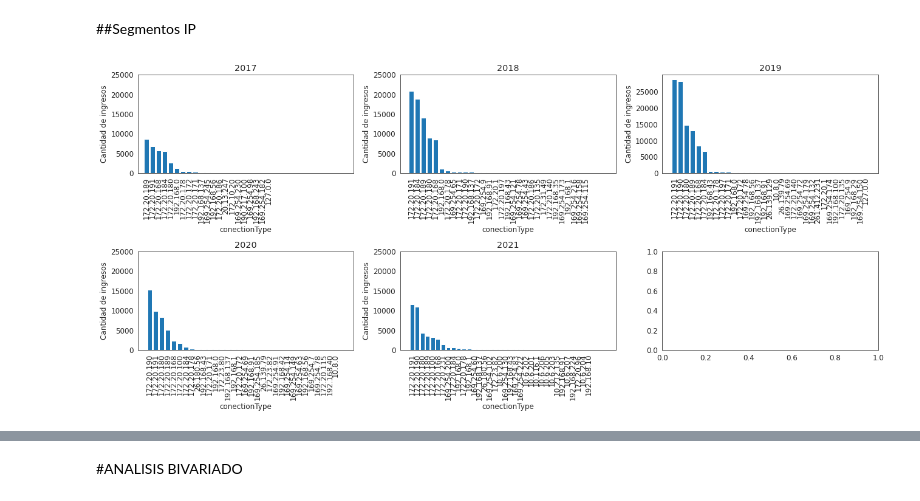
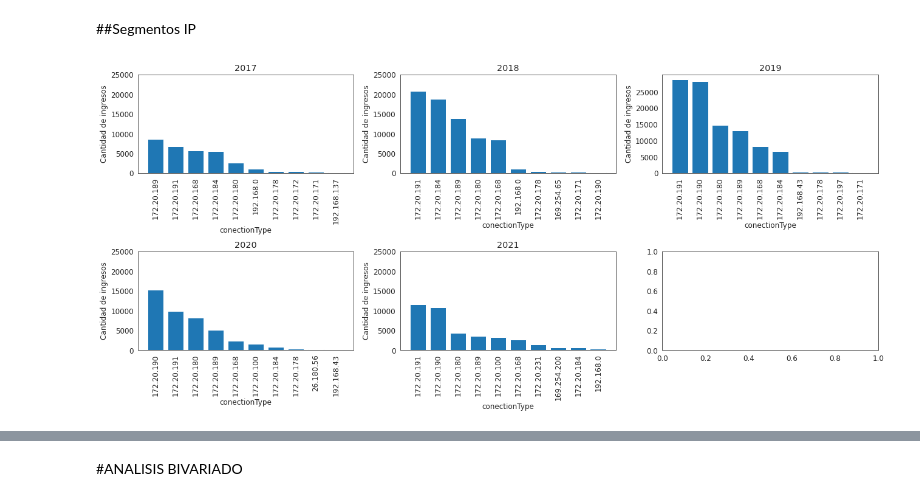
Before and after one commit to marardo/procesamiento_nube, a Jupyter notebook: DATA_CHALLENGE_PSA_V2.ipynb, the cells around one changed output, grey strips where cells are left out. Drawn from its saved outputs; the diff is of its cells as text; code cells hidden in the pictures.

```diff
--- a/DATA_CHALLENGE_PSA_V2.ipynb
+++ b/DATA_CHALLENGE_PSA_V2.ipynb
@@ -24,7 +24,7 @@ import seaborn as sns
 # %%
 ####### FUNCIONES #####################
 
-def graficoUnivariado(total_rows,total_cols,df,columnGroup,ylabel,xlabel,rangex,rangey,typePlot,xlabels,rotation,sort):
+def graficoUnivariado(total_rows,total_cols,df,columnGroup,ylabel,xlabel,rangex,rangey,typePlot,xlabels,rotation,sort,top):
 
   fig, axs = plt.subplots(nrows=total_rows, ncols=total_cols,
   figsize=(6*total_cols, 4*total_rows), constrained_layout=True)
@@ -38,6 +38,7 @@ def graficoUnivariado(total_rows,total_cols,df,columnGroup,ylabel,xlabel,rangex,
     if sort:
       dfGroup=dfGroup.sort_values(ascending=False)
 
+    dfGroup=dfGroup.head(top)
     if typePlot == 'Linea':
       axs[row][pos].plot( dfGroup.index.values,dfGroup.values)
     else:
@@ -54,7 +55,7 @@ def graficoUnivariado(total_rows,total_cols,df,columnGroup,ylabel,xlabel,rangex,
 
 
 
-def graficoUnivariadoPromedio(df,columnGroup,ylabel,xlabel,typePlot,xindexlabels,xvalueslabels,xlimmin,xlimmax,title,rotation,sort):
+def graficoUnivariadoPromedio(df,columnGroup,ylabel,xlabel,typePlot,xindexlabels,xvalueslabels,xlimmin,xlimmax,title,rotation,sort,top):
   sns.set_style("white")
 
 
@@ -72,6 +73,7 @@ def graficoUnivariadoPromedio(df,columnGroup,ylabel,xlabel,typePlot,xindexlabels
   if sort:
    df= df.sort_values(['Promedio'], ascending=[False])
 
+  df= df.head(top)
   plt.figure(figsize=(10.6,6))
   if typePlot == 'Linea':
     plt.plot( columnGroup, 'Promedio', data=df, marker='o', color='#d95f02')
@@ -400,13 +430,14 @@ graficoBoxPlot(total_rows,total_cols,df
 # %%
 graficoUnivariado(total_rows,total_cols,df
                 ,'ip2'
                 ,'Cantidad de ingresos'
                 ,'conectionType'
-                ,np.arange(0,35, 1)
+                ,np.arange(0,10, 1)
                 ,np.arange(0, 30000, 5000)
                 ,'Barra'
                 ,''
                 ,90
-                ,True)
+                ,True
+                ,10)
 # %% [output]
-[figure, old version]
+[figure, new version]
```
Also changed, not shown: parts of 15 cells of this notebook.
